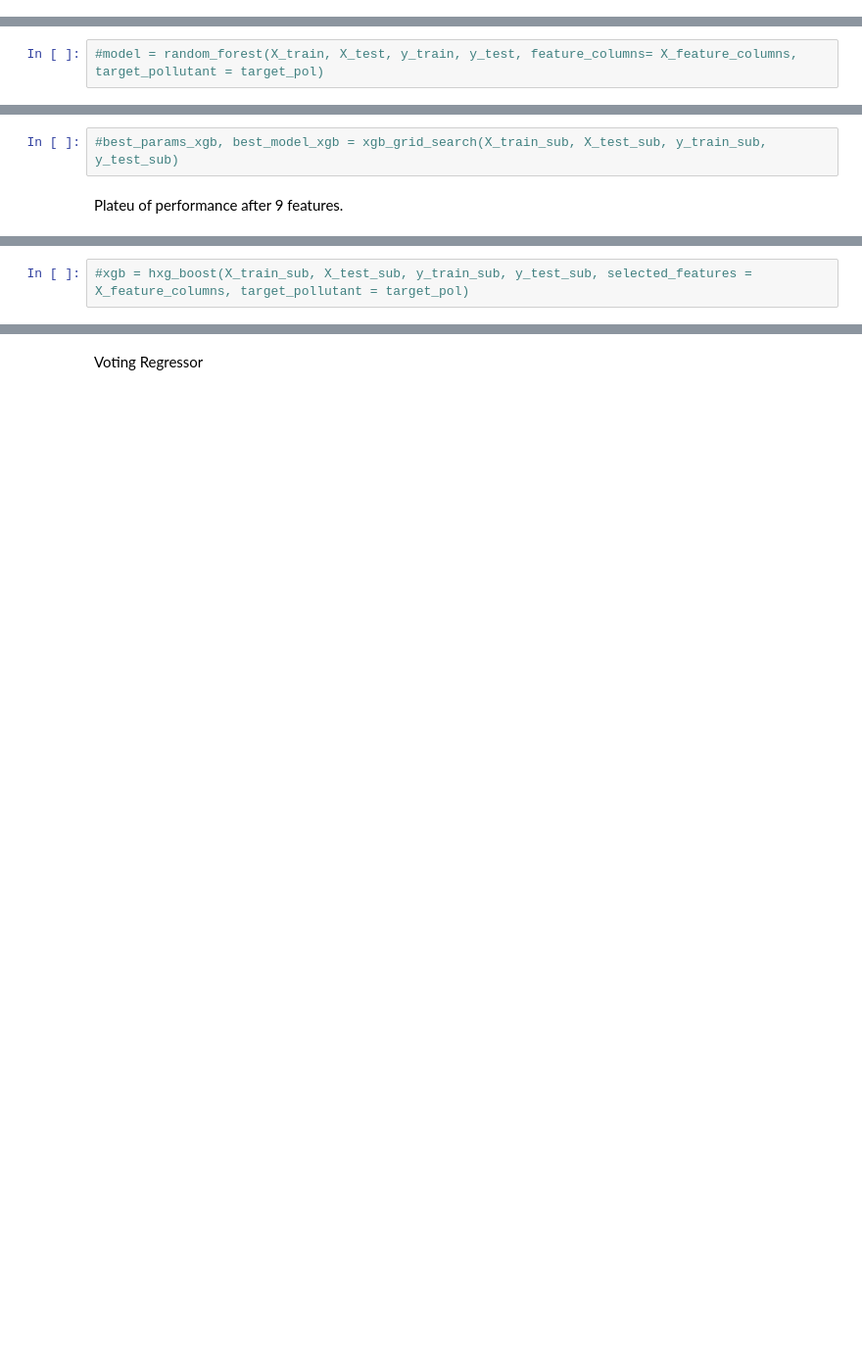
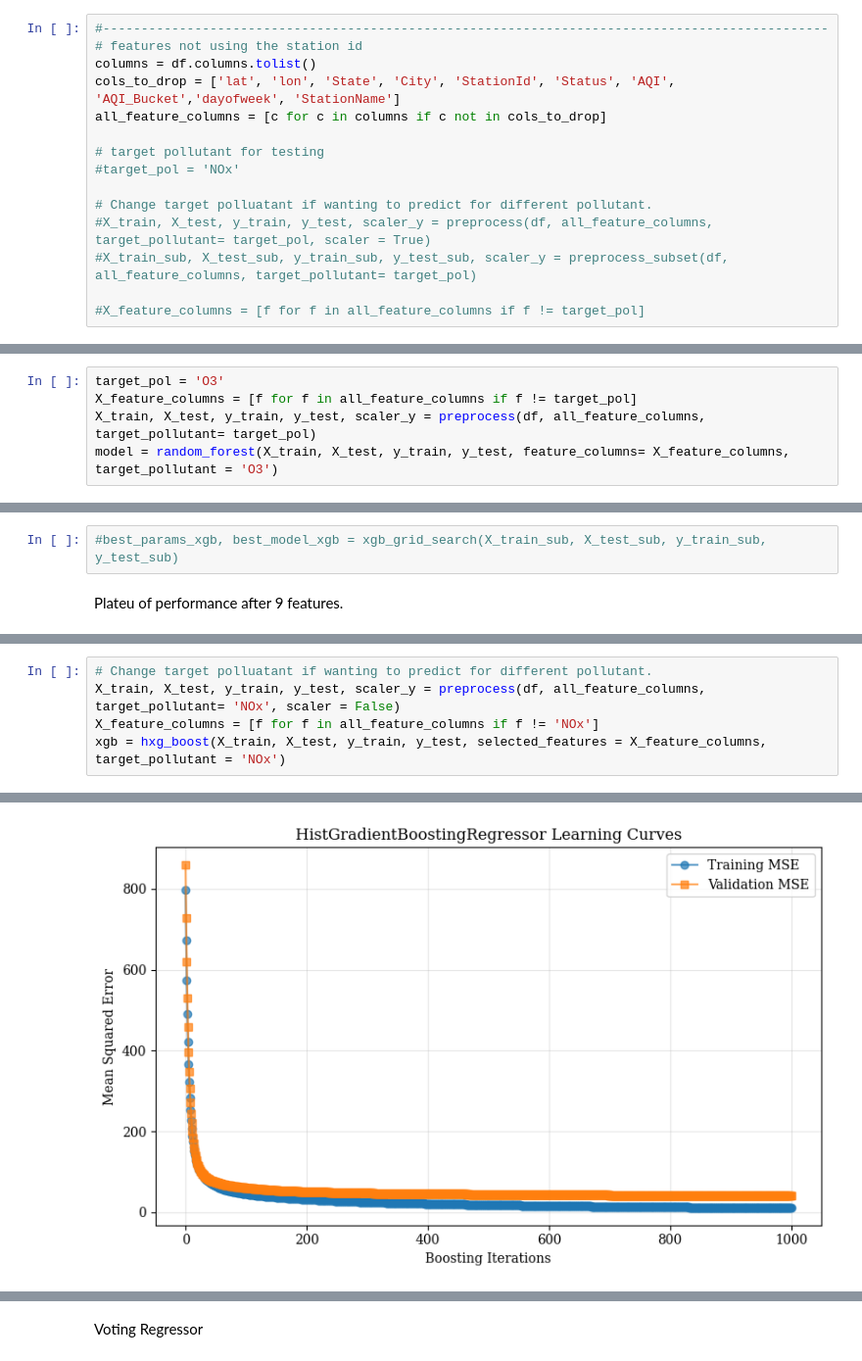
Before and after one commit to AlexRarinca/Air_Quality_Prediction, a Jupyter notebook: air_quality_all.ipynb, the cells around one changed output, grey strips where cells are left out. Shown at 98% size. Cells and saved outputs as stored; diff of their text form; blank space fills up the shorter version.

```diff
--- a/air_quality_all.ipynb
+++ b/air_quality_all.ipynb
@@ -1161,2 +807,17 @@ X_feature_columns = all_feature_columns.remove(target_pol)
+# %%
+#-----------------------------------------------------------------------------------------------
+# features not using the station id
+columns = df.columns.tolist()
+cols_to_drop = ['lat', 'lon', 'State', 'City', 'StationId', 'Status', 'AQI', 'AQI_Bucket','dayofweek', 'StationName']
+all_feature_columns = [c for c in columns if c not in cols_to_drop]
+
+# target pollutant for testing
+#target_pol = 'NOx'
+
+# Change target polluatant if wanting to predict for different pollutant.
+#X_train, X_test, y_train, y_test, scaler_y = preprocess(df, all_feature_columns, target_pollutant= target_pol, scaler = True)
+#X_train_sub, X_test_sub, y_train_sub, y_test_sub, scaler_y = preprocess_subset(df, all_feature_columns, target_pollutant= target_pol)
+
+#X_feature_columns = [f for f in all_feature_columns if f != target_pol]
 # %% [markdown]
 random forest
@@ -1467,2 +1099,5 @@ def random_forest(X_train, X_test, y_train, y_test, regr= None, feature_columns
 # %%
-#model = random_forest(X_train, X_test, y_train, y_test, feature_columns= X_feature_columns, target_pollutant = target_pol)
+target_pol = 'O3'
+X_feature_columns = [f for f in all_feature_columns if f != target_pol]
+X_train, X_test, y_train, y_test, scaler_y = preprocess(df, all_feature_columns, target_pollutant= target_pol)
+model = random_forest(X_train, X_test, y_train, y_test, feature_columns= X_feature_columns, target_pollutant = 'O3')
@@ -1825,2 +1408,6 @@ def hxg_boost(X_train, X_test, y_train, y_test, selected_features = None, print_
 # %%
-#xgb = hxg_boost(X_train_sub, X_test_sub, y_train_sub, y_test_sub, selected_features = X_feature_columns, target_pollutant = target_pol)
+# Change target polluatant if wanting to predict for different pollutant.
+X_train, X_test, y_train, y_test, scaler_y = preprocess(df, all_feature_columns, target_pollutant= 'NOx', scaler = False)
+X_feature_columns = [f for f in all_feature_columns if f != 'NOx']
+xgb = hxg_boost(X_train, X_test, y_train, y_test, selected_features = X_feature_columns, target_pollutant = 'NOx')
+# %% [output]
@@ -1826,0 +1420 @@ def hxg_boost(X_train, X_test, y_train, y_test, selected_features = None, print_
+[figure, added]
```
Also changed, not shown: parts of 48 cells of this notebook.
